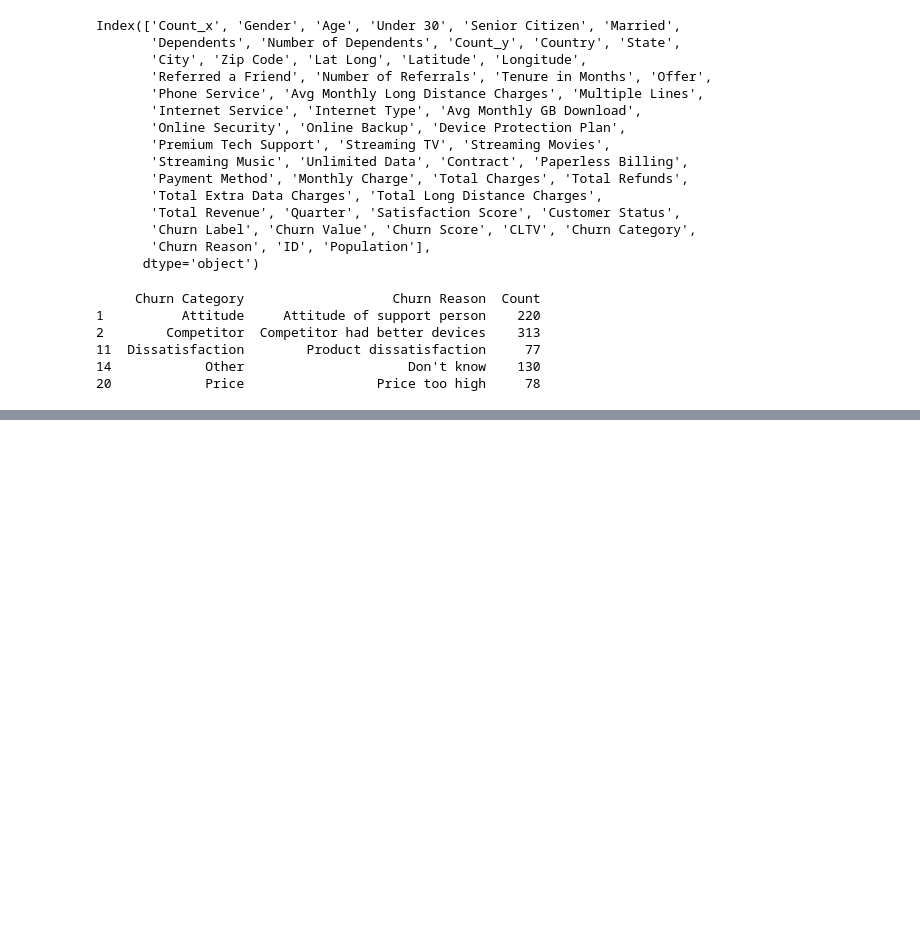
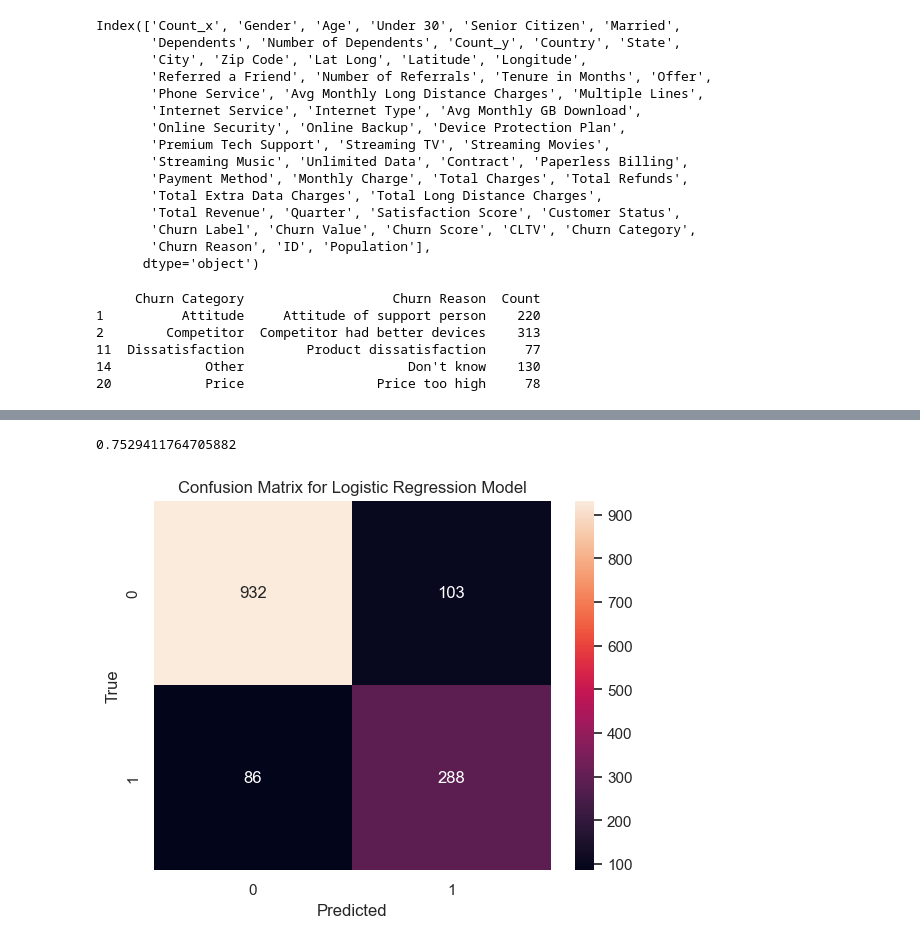
Before and after one commit to sarasustelosantos/bootcamp_group, a Jupyter notebook: 01_data_exploration.ipynb, the cells around one changed output, grey strips where cells are left out. Drawn from its saved outputs; the diff is of its cells as text; code cells hidden in the pictures; blank space fills up the shorter version.

```diff
--- a/01_data_exploration.ipynb
+++ b/01_data_exploration.ipynb
@@ -1741,0 +1836,23 @@ print(top_churn_reasons)
+# %%
+def chure_score_label(score):
+    if score < 75:
+        return 0
+    else:
+        return 1
+# %%
+X_test["Churn Score Label"] = X_test["Churn Score"].apply(chure_score_label)
+# %%
+from sklearn.metrics import f1_score, recall_score
+
+f1_score(X_test["Churn Score Label"], y_test["Churn Label Num,"])
+# %% [output]
+0.7529411764705882
+# %%
+cm = confusion_matrix(y_test["Churn Label Num"], X_test["Churn Score Label"])
+sns.heatmap(cm, annot=True, fmt='g')
+plt.xlabel('Predicted')
+plt.ylabel('True')
+plt.title('Confusion Matrix for Logistic Regression Model')
+plt.show()
+# %% [output]
+[figure, added]
```
Also changed, not shown: parts of 14 cells of this notebook, 4 other files.
